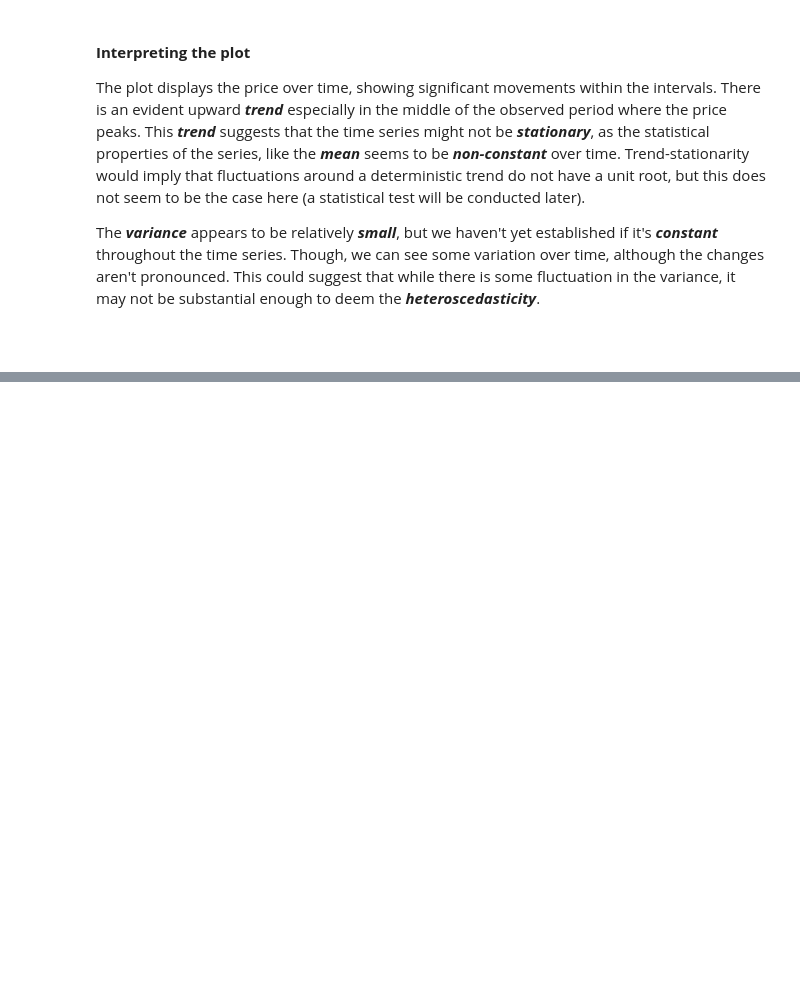
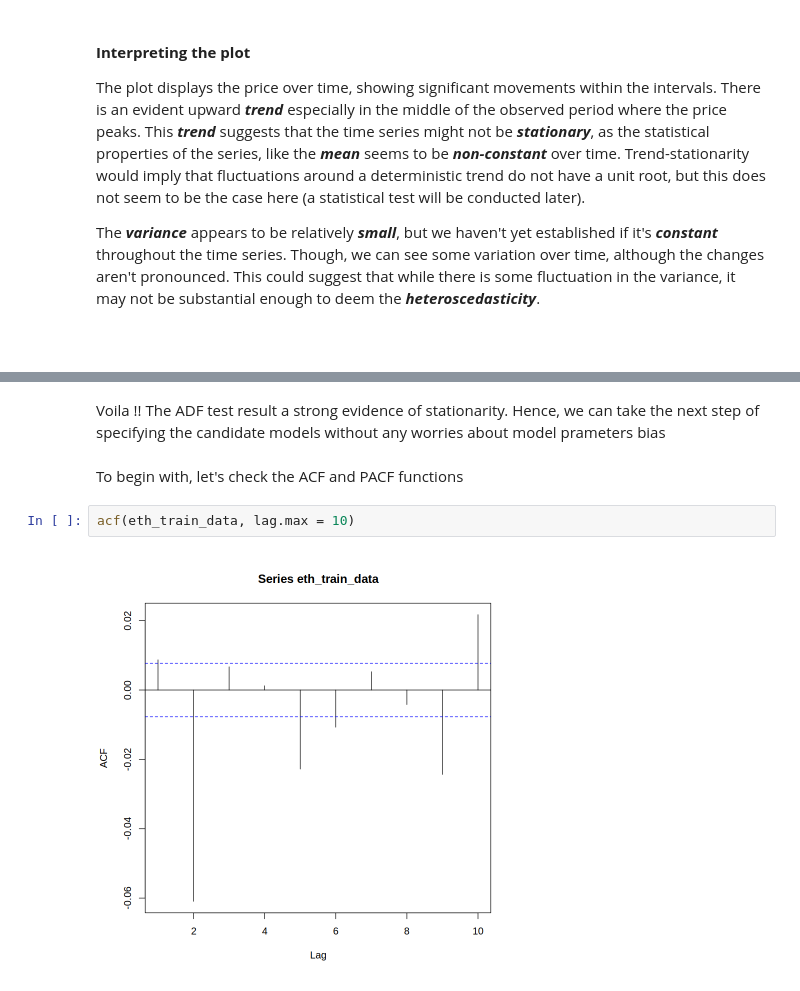
Before and after one commit to Djalal-H/TSA, a Jupyter notebook: main.ipynb, the cells around one changed output, grey strips where cells are left out. Drawn from its saved outputs; the diff is of its cells as text; blank space fills up the shorter version.

```diff
--- a/main.ipynb
+++ b/main.ipynb
@@ -115,0 +196,8 @@ Warning message in install.packages("forecast_8.22.0.tar.gz", lib = "."):
+# %% [markdown]
+Voila !! The ADF test result a strong evidence of stationarity. Hence, we can take the next step of specifying the candidate models without any worries about model prameters bias
+# %% [markdown]
+To begin with, let's check the ACF and PACF functions
+# %%
+acf(eth_train_data, lag.max = 10)
+# %% [output]
+[figure, added]
```
Also changed, not shown: parts of 30 cells of this notebook, 1 other file.
